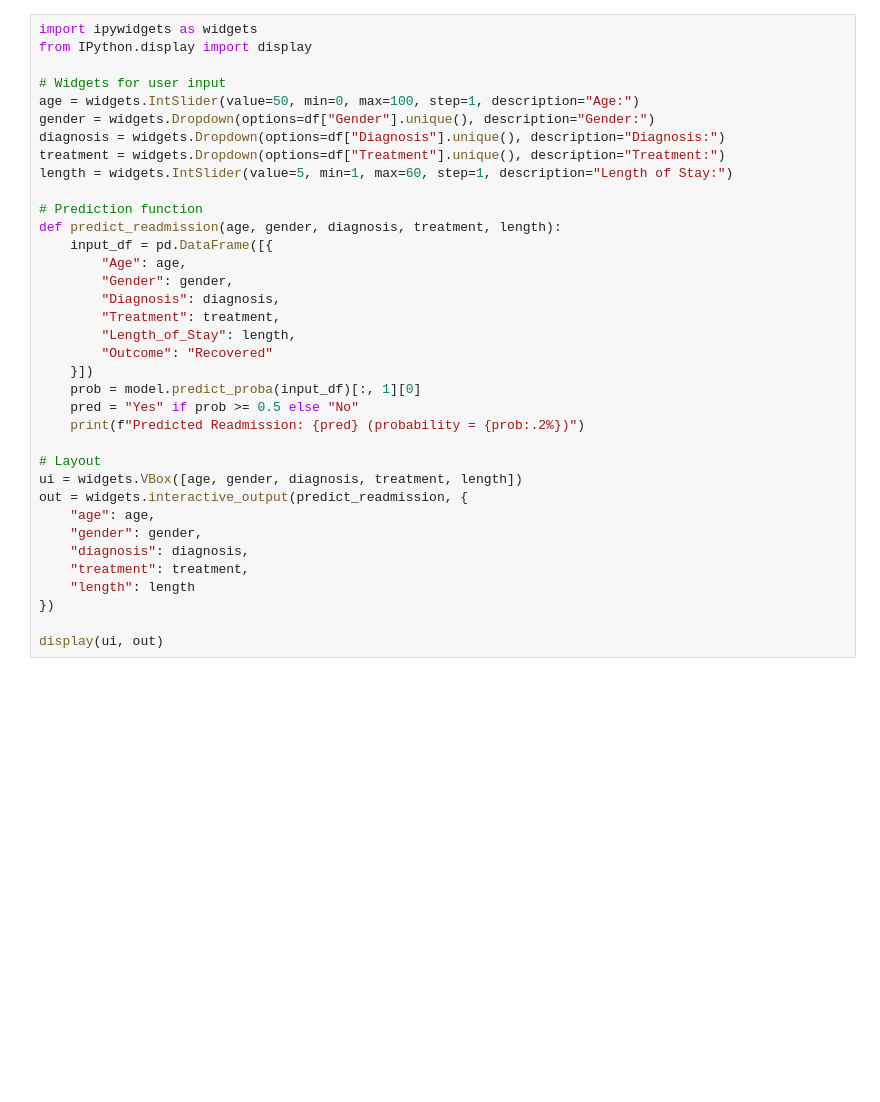
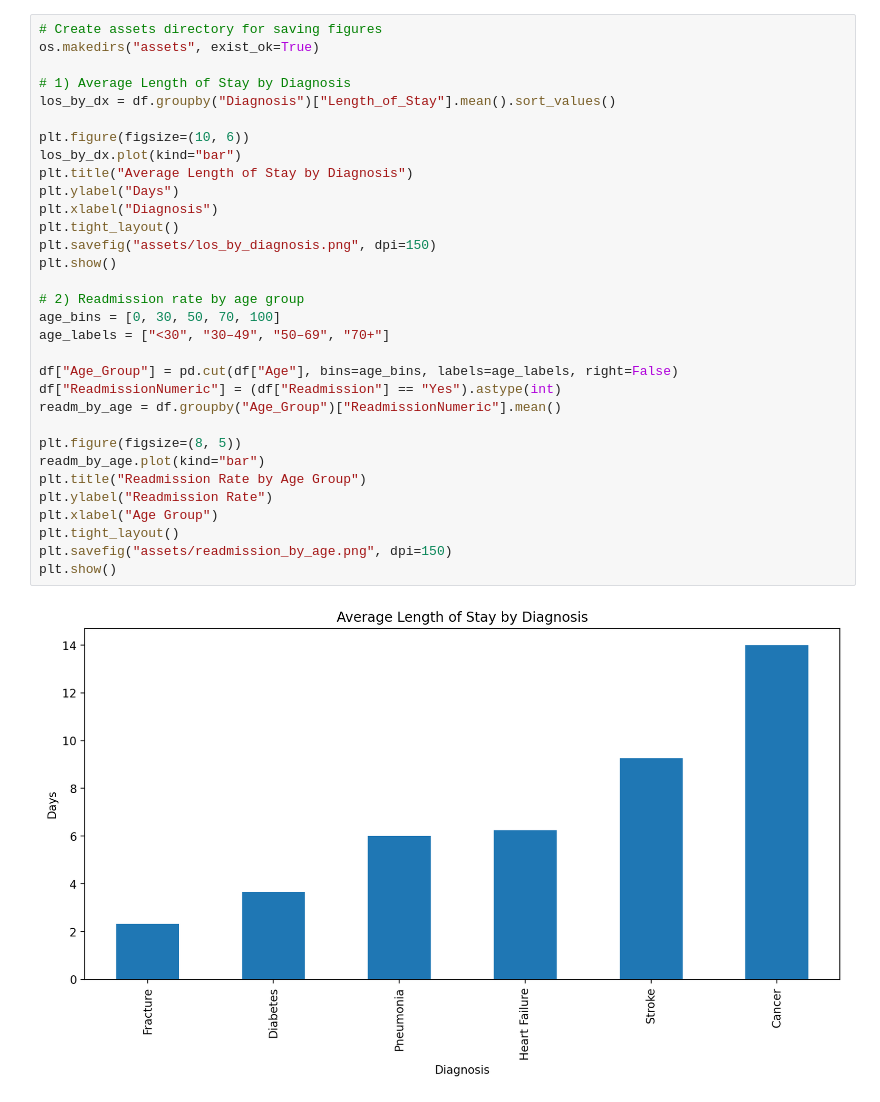
Before and after one commit to gortegam/patient-outcome-analysis, a Jupyter notebook: notebooks/readmission_model.ipynb, the cells around one changed output. Cells and saved outputs as stored; diff of their text form; blank space fills up the shorter version.

```diff
--- a/notebooks/readmission_model.ipynb
+++ b/notebooks/readmission_model.ipynb
@@ -70,36 +207,34 @@ Try it!
 # %%
-import ipywidgets as widgets
-from IPython.display import display
+# Create assets directory for saving figures
+os.makedirs("assets", exist_ok=True)
 
-# Widgets for user input
-age = widgets.IntSlider(value=50, min=0, max=100, step=1, description="Age:")
-gender = widgets.Dropdown(options=df["Gender"].unique(), description="Gender:")
-diagnosis = widgets.Dropdown(options=df["Diagnosis"].unique(), description="Diagnosis:")
-treatment = widgets.Dropdown(options=df["Treatment"].unique(), description="Treatment:")
-length = widgets.IntSlider(value=5, min=1, max=60, step=1, description="Length of Stay:")
+# 1) Average Length of Stay by Diagnosis
+los_by_dx = df.groupby("Diagnosis")["Length_of_Stay"].mean().sort_values()
 
-# Prediction function
-def predict_readmission(age, gender, diagnosis, treatment, length):
-    input_df = pd.DataFrame([{
-        "Age": age,
-        "Gender": gender,
-        "Diagnosis": diagnosis,
-        "Treatment": treatment,
-        "Length_of_Stay": length,
-        "Outcome": "Recovered"
-    }])
-    prob = model.predict_proba(input_df)[:, 1][0]
-    pred = "Yes" if prob >= 0.5 else "No"
-    print(f"Predicted Readmission: {pred} (probability = {prob:.2%})")
+plt.figure(figsize=(10, 6))
+los_by_dx.plot(kind="bar")
+plt.title("Average Length of Stay by Diagnosis")
+plt.ylabel("Days")
+plt.xlabel("Diagnosis")
+plt.tight_layout()
+plt.savefig("assets/los_by_diagnosis.png", dpi=150)
+plt.show()
 
-# Layout
-ui = widgets.VBox([age, gender, diagnosis, treatment, length])
-out = widgets.interactive_output(predict_readmission, {
-    "age": age,
-    "gender": gender,
-    "diagnosis": diagnosis,
-    "treatment": treatment,
-    "length": length
-})
+# 2) Readmission rate by age group
+age_bins = [0, 30, 50, 70, 100]
+age_labels = ["<30", "30–49", "50–69", "70+"]
 
-display(ui, out)
+df["Age_Group"] = pd.cut(df["Age"], bins=age_bins, labels=age_labels, right=False)
+df["ReadmissionNumeric"] = (df["Readmission"] == "Yes").astype(int)
+readm_by_age = df.groupby("Age_Group")["ReadmissionNumeric"].mean()
+
+plt.figure(figsize=(8, 5))
+readm_by_age.plot(kind="bar")
+plt.title("Readmission Rate by Age Group")
+plt.ylabel("Readmission Rate")
+plt.xlabel("Age Group")
+plt.tight_layout()
+plt.savefig("assets/readmission_by_age.png", dpi=150)
+plt.show()
+# %% [output]
+[figure, added]
```
Also changed, not shown: parts of 10 cells of this notebook, 3 other files.
